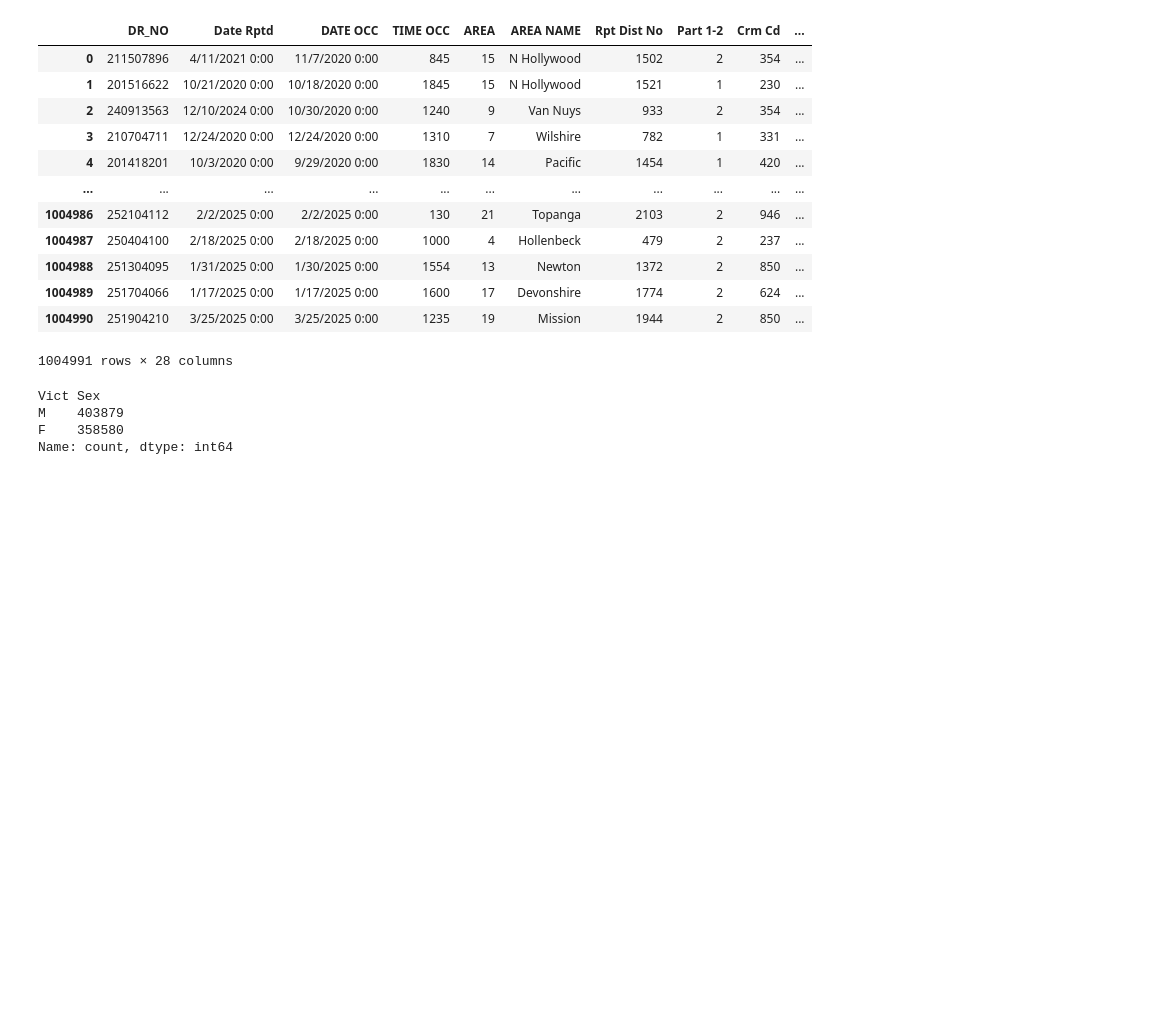
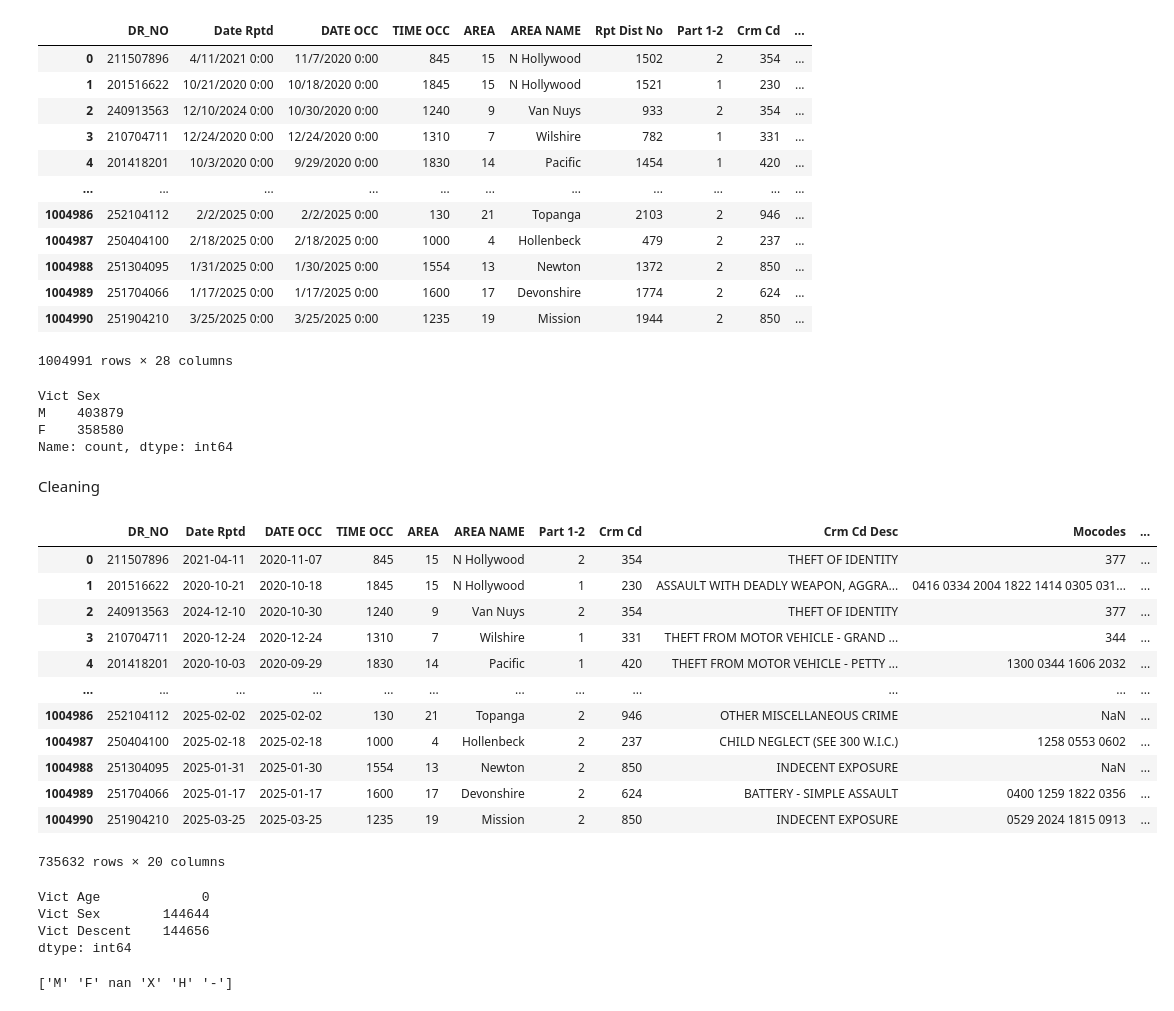
Before and after one commit to motabor153/team1A-dtsc-3601-project, a Jupyter notebook: notebooks/notebookM.ipynb, the cells around one changed output. Saved outputs shown, nothing was run; the diff lists cells and outputs as text; code cells hidden in the pictures; blank space fills up the shorter version.

Commit message:
Started cleaning dataset, almost finished.

```diff
--- a/notebooks/notebookM.ipynb
+++ b/notebooks/notebookM.ipynb
@@ -25,3 +25,41 @@ Vict Sex
 M    403879
 F    358580
 Name: count, dtype: int64
+# %% [markdown]
+Cleaning
+# %%
+# Dropping all unneeded columns so far
+df = df.drop(columns=['Status', 'Status Desc', 'Crm Cd 1', 'Crm Cd 2', 'Crm Cd 3', 'Crm Cd 4', 'Rpt Dist No', 'Cross Street'])
+
+# Converting from string to datetime
+df['DATE OCC'] = pd.to_datetime(df['DATE OCC'])
+df['Date Rptd'] = pd.to_datetime(df['Date Rptd'])
+
+# Filter out rows where Vict Age is 0 (and other demographics are likely missing)
+df_v2 = df[df['Vict Age'] > 0].copy()
+df_v2
+# %% [output]
+|  | DR_NO | Date Rptd | DATE OCC | TIME OCC | AREA | AREA NAME | Part 1-2 | Crm Cd | Crm Cd Desc | Mocodes | ... |
+| 0 | 211507896 | 2021-04-11 | 2020-11-07 | 845 | 15 | N Hollywood | 2 | 354 | THEFT OF IDENTITY | 377 | ... |
+| 1 | 201516622 | 2020-10-21 | 2020-10-18 | 1845 | 15 | N Hollywood | 1 | 230 | ASSAULT WITH DEADLY WEAPON, AGGRA... | 0416 0334 2004 1822 1414 0305 031... | ... |
+| 2 | 240913563 | 2024-12-10 | 2020-10-30 | 1240 | 9 | Van Nuys | 2 | 354 | THEFT OF IDENTITY | 377 | ... |
+| 3 | 210704711 | 2020-12-24 | 2020-12-24 | 1310 | 7 | Wilshire | 1 | 331 | THEFT FROM MOTOR VEHICLE - GRAND ... | 344 | ... |
+| 4 | 201418201 | 2020-10-03 | 2020-09-29 | 1830 | 14 | Pacific | 1 | 420 | THEFT FROM MOTOR VEHICLE - PETTY ... | 1300 0344 1606 2032 | ... |
+| ... | ... | ... | ... | ... | ... | ... | ... | ... | ... | ... | ... |
+| 1004986 | 252104112 | 2025-02-02 | 2025-02-02 | 130 | 21 | Topanga | 2 | 946 | OTHER MISCELLANEOUS CRIME | NaN | ... |
+| 1004987 | 250404100 | 2025-02-18 | 2025-02-18 | 1000 | 4 | Hollenbeck | 2 | 237 | CHILD NEGLECT (SEE 300 W.I.C.) | 1258 0553 0602 | ... |
+| 1004988 | 251304095 | 2025-01-31 | 2025-01-30 | 1554 | 13 | Newton | 2 | 850 | INDECENT EXPOSURE | NaN | ... |
+| 1004989 | 251704066 | 2025-01-17 | 2025-01-17 | 1600 | 17 | Devonshire | 2 | 624 | BATTERY - SIMPLE ASSAULT | 0400 1259 1822 0356 | ... |
+| 1004990 | 251904210 | 2025-03-25 | 2025-03-25 | 1235 | 19 | Mission | 2 | 850 | INDECENT EXPOSURE | 0529 2024 1815 0913 | ... |
+735632 rows × 20 columns
+# %%
+print(df[['Vict Age', 'Vict Sex', 'Vict Descent']].isnull().sum())
+# %% [output]
+Vict Age             0
+Vict Sex        144644
+Vict Descent    144656
+dtype: int64
+# %%
+print(df['Vict Sex'].unique())
+# %% [output]
+['M' 'F' nan 'X' 'H' '-']
```
Also changed, not shown: parts of 21 cells of this notebook.
